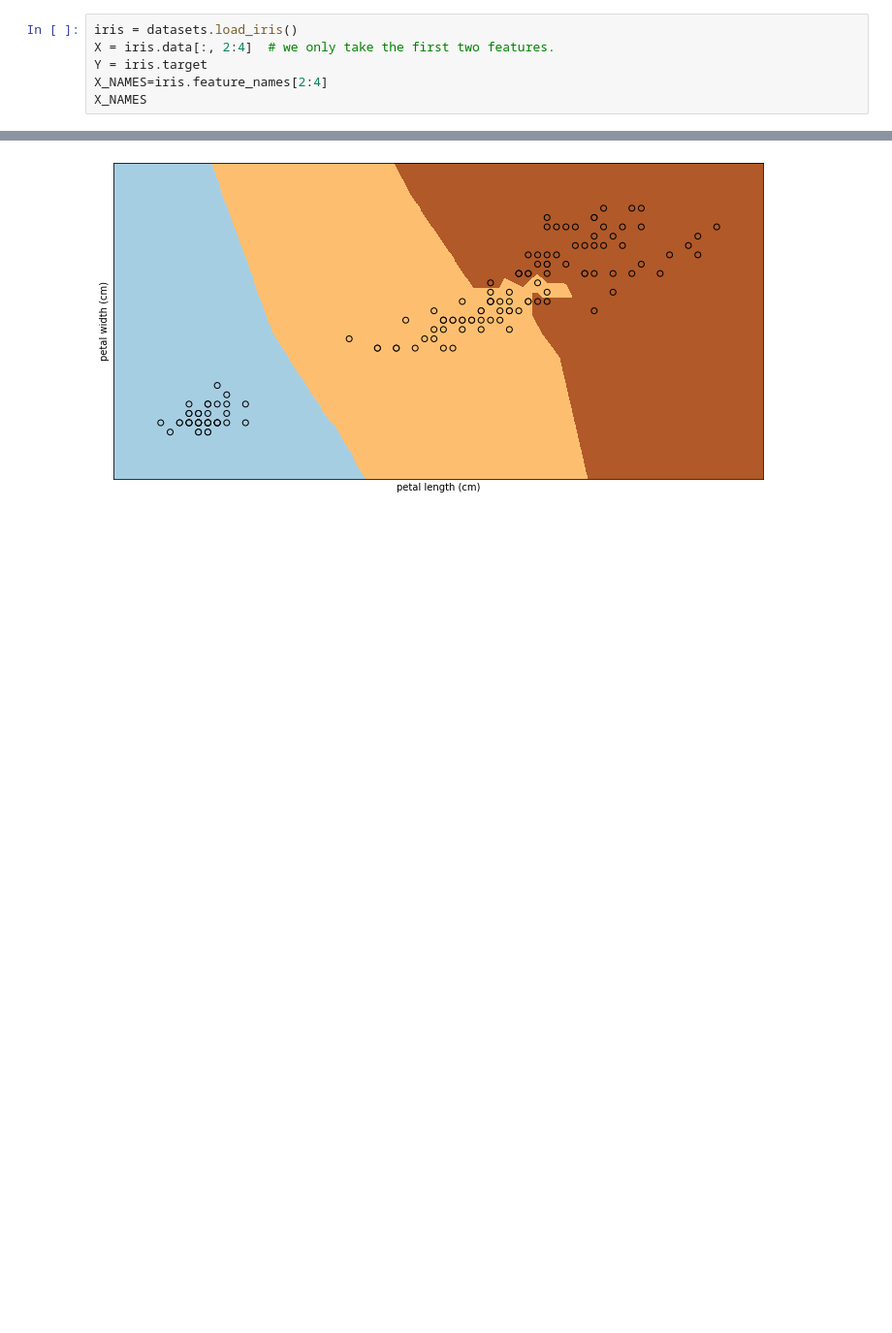
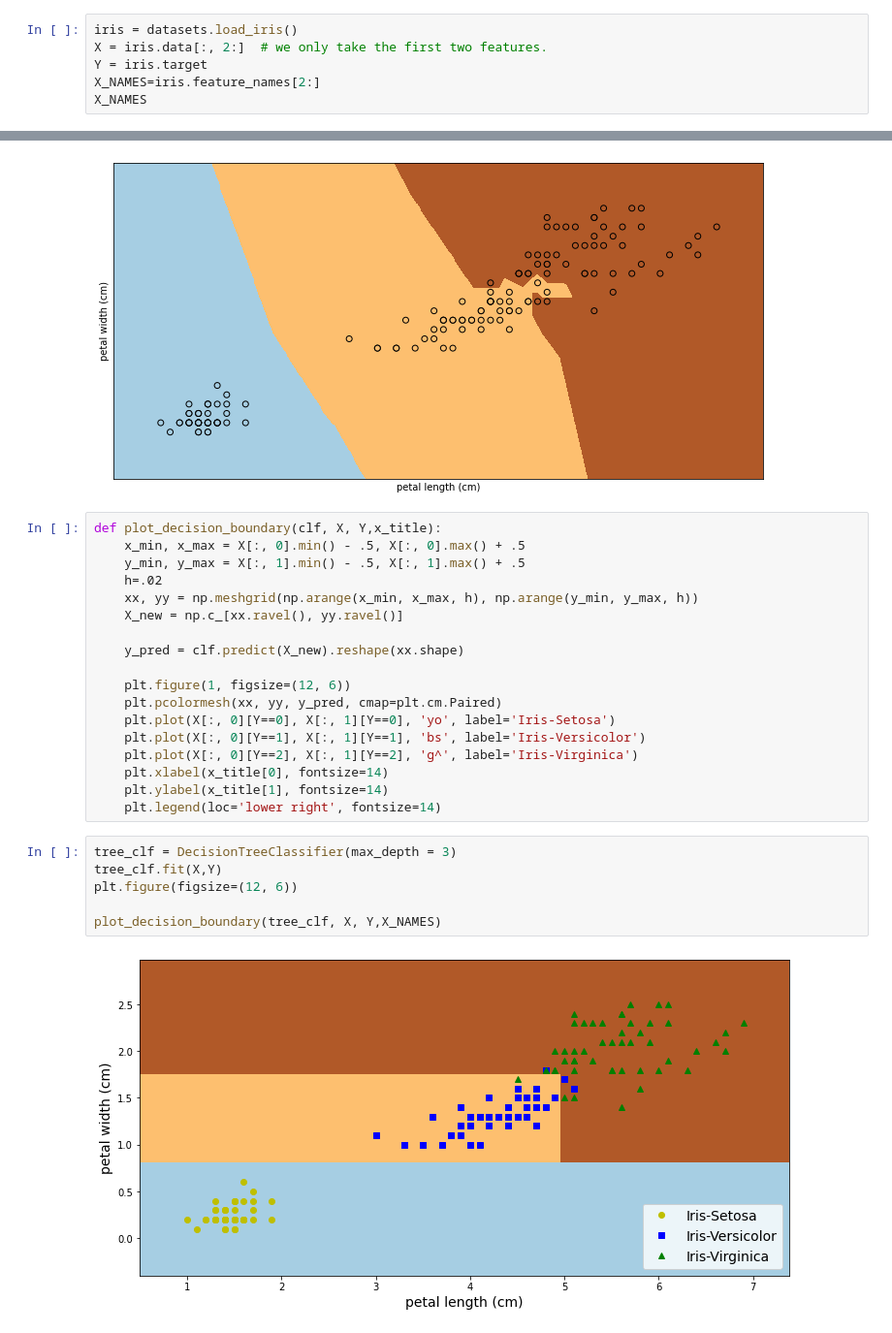
Before and after one commit to Santanukolkata/Data_Science, a Jupyter notebook: Decision_Region/Decesion_boundaries.ipynb, the cells around one changed output, grey strips where cells are left out. Shown at 97% size. Saved outputs shown, nothing was run; the diff lists cells and outputs as text; blank space fills up the shorter version.

```diff
--- a/Decision_Region/Decesion_boundaries.ipynb
+++ b/Decision_Region/Decesion_boundaries.ipynb
@@ -11,8 +12,8 @@ from sklearn.tree import DecisionTreeClassifier
 # %%
 iris = datasets.load_iris()
-X = iris.data[:, 2:4]  # we only take the first two features.
+X = iris.data[:, 2:]  # we only take the first two features.
 Y = iris.target
-X_NAMES=iris.feature_names[2:4]
+X_NAMES=iris.feature_names[2:]
 X_NAMES
 # %% [output]
 ['petal length (cm)', 'petal width (cm)']
@@ -100,3 +101,29 @@ plt.yticks(())
 # %% [output]
 ([], <a list of 0 Text major ticklabel objects>)
 [figure]
+# %%
+def plot_decision_boundary(clf, X, Y,x_title):
+    x_min, x_max = X[:, 0].min() - .5, X[:, 0].max() + .5
+    y_min, y_max = X[:, 1].min() - .5, X[:, 1].max() + .5
+    h=.02
+    xx, yy = np.meshgrid(np.arange(x_min, x_max, h), np.arange(y_min, y_max, h))
+    X_new = np.c_[xx.ravel(), yy.ravel()]
+
+    y_pred = clf.predict(X_new).reshape(xx.shape)
+
+    plt.figure(1, figsize=(12, 6))
+    plt.pcolormesh(xx, yy, y_pred, cmap=plt.cm.Paired)
+    plt.plot(X[:, 0][Y==0], X[:, 1][Y==0], 'yo', label='Iris-Setosa')
+    plt.plot(X[:, 0][Y==1], X[:, 1][Y==1], 'bs', label='Iris-Versicolor')
+    plt.plot(X[:, 0][Y==2], X[:, 1][Y==2], 'g^', label='Iris-Virginica')
+    plt.xlabel(x_title[0], fontsize=14)
+    plt.ylabel(x_title[1], fontsize=14)
+    plt.legend(loc='lower right', fontsize=14)
+# %%
+tree_clf = DecisionTreeClassifier(max_depth = 3)
+tree_clf.fit(X,Y)
+plt.figure(figsize=(12, 6))
+
+plot_decision_boundary(tree_clf, X, Y,X_NAMES)
+# %% [output]
+[figure, added]
```
Also changed, not shown: parts of 5 cells of this notebook.
